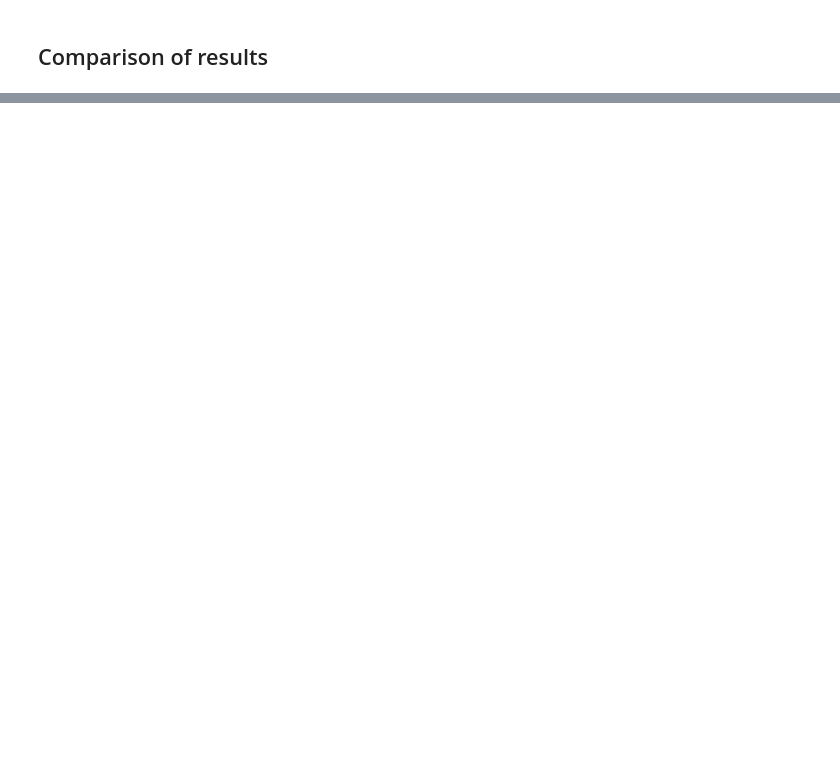
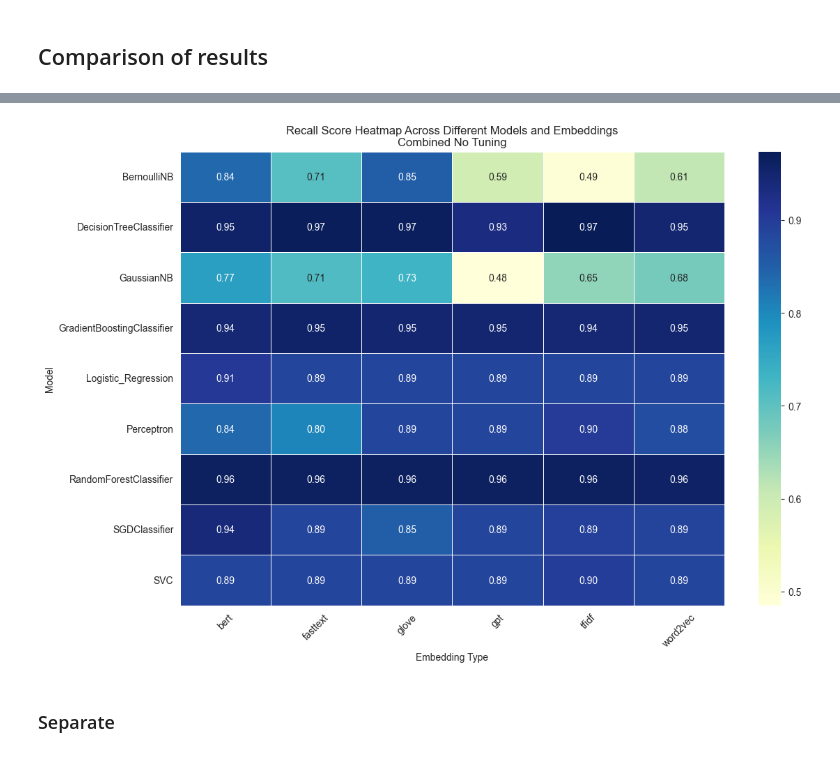
Before and after one commit to patrickahrend/TUM-NLP-Praktikum, a Jupyter notebook: notebooks/utilities/comparing_results.ipynb, the cells around one changed output, grey strips where cells are left out. Saved outputs shown, nothing was run; the diff lists cells and outputs as text; code cells hidden in the pictures; blank space fills up the shorter version.

```diff
--- a/notebooks/utilities/comparing_results.ipynb
+++ b/notebooks/utilities/comparing_results.ipynb
@@ -105,0 +229,10 @@ Name: recall_oos, dtype: float64
+# %%
+model_results_combined_tuned = pd.read_csv(project_dir / "references/model results/model_evaluation_results_combined_no_tuning_0129-1522.csv")
+# %%
+grouped_new_df = model_results_combined_tuned.groupby(['model', 'data']).mean()['recall_oos'].reset_index()
+ax = create_and_save_recall_heatmap(grouped_new_df, title_extension = "Combined No Tuning", filename = "recall_heatmap_combined_no_tuning.png")
+plt.show()
+# %% [output]
+[figure, added]
+# %% [markdown]
+### Separate
```
Also changed, not shown: parts of 31 cells of this notebook.
